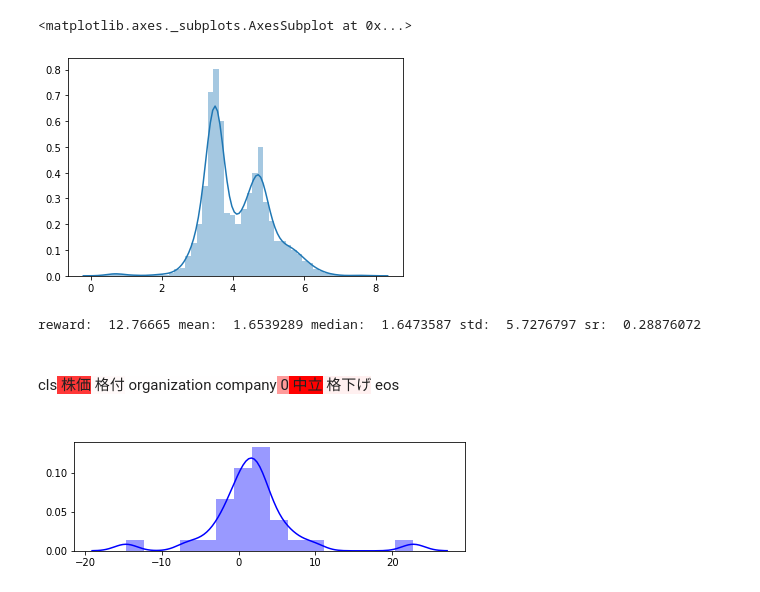
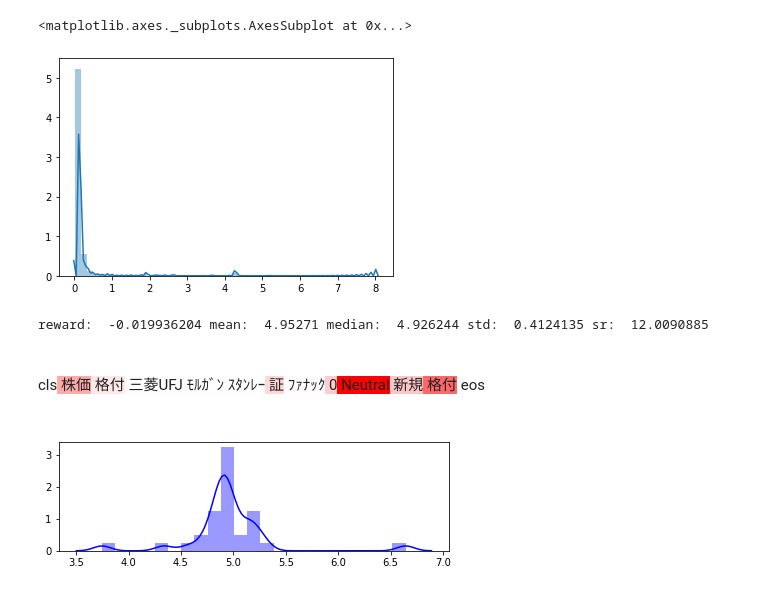
Before and after one commit to ShogoAkiyama/rltorch2, a Jupyter notebook: sentiment/iqn/visualizer.ipynb, the cells around one changed output. Drawn from its saved outputs; the diff is of its cells as text; code cells hidden in the pictures.

```diff
--- a/sentiment/iqn/visualizer.ipynb
+++ b/sentiment/iqn/visualizer.ipynb
@@ -89,9 +89,8 @@ test_ds = MyDataset(
 
 train_dl = torch.utils.data.DataLoader(
     train_ds,
-    batch_size = args.batch_size,
-    shuffle = True,
-    num_workers = 3
+    batch_size = 1,
+    shuffle = False
 )
 
 test_dl = torch.utils.data.DataLoader(
@@ -133,3 +132,24 @@ IQN(
   (fc2): Linear(in_features=64, out_features=64, bias=True)
   (fc_q): Linear(in_features=64, out_features=1, bias=True)
 )
+# %%
+eta0 = 0
+eta1 = 1
+std_list = []
+for i, batch in enumerate(train_dl):
+    with torch.no_grad():
+        state = batch['State'].to(device)
+        reward = batch['Reward']
+        curr_q, _, _ = trainer.model(state, eta0, eta1, True)
+    std = curr_q.view(-1).std().cpu().detach().item()
+    std_list.append(std)
+    if std > 6:
+        state = state.view(-1).cpu().numpy()
+#         print('i: ', str(i), '   ')
+        for word in state:
+            vocab = train_ds.vocab.itos[word]
+            if (vocab == '<pad>') or (vocab == '<unk>'):
+                continue
+            print(vocab+' ', end='')
+        print(' ' + str(np.round(reward.item(), 3)), end='')
+        print()
@@ -137,18 +167,21 @@ IQN(
 eta0 = 0
 eta1 = 1
 std_list = []
-for batch in test_dl:
+for i, batch in enumerate(test_dl):
     with torch.no_grad():
         state = batch['State'].to(device)
+        reward = batch['Reward']
         curr_q, _, _ = trainer.model(state, eta0, eta1, True)
     std = curr_q.view(-1).std().cpu().detach().item()
     std_list.append(std)
-    if std > 7:
+    if std > 6:
+        print('i: ', str(i), '   ')
         state = state.view(-1).cpu().numpy()
         for word in state:
             vocab = train_ds.vocab.itos[word]
             if (vocab == '<pad>') or (vocab == '<unk>'):
                 continue
             print(vocab+' ', end='')
+        print(' ' + str(np.round(reward.item(), 3)), end='')
         print()
 # %% [output]
@@ -161,7 +193,7 @@ for batch in test_dl:
 sns.distplot(std_list)
 # %% [output]
 <matplotlib.axes._subplots.AxesSubplot at 0x...>
-[figure, old version]
+[figure, new version]
 # %%
 states = []
 rewards = []
@@ -203,7 +235,7 @@ def mk_html(sentence, attens):
 def blur_func(I, mask):
     return I * mask
 # %%
-idx = 1347
+idx = 1378
 eta0 = 0
 eta1 = 1
 
@@ -240,33 +272,33 @@ with torch.no_grad():
 pad_mask = np.ones([args.max_length])
 for j in range(args.max_length):
     if (sentence[j] == 0) or (sentence[j] == 1) \
             or (sentence[j] == 2) or (sentence[j] == 3):
         pad_mask[j] = 0
 
 # スコアを記憶する配列
 scores = np.zeros(args.max_length)   # saliency scores S(t,i,j)
 
 for j in range(0, args.max_length):
     # d=5としてその部分を描画する
     scores[j] = (L-l[j]).pow(2).sum().mul_(.5).item()
 #     scores[j] = (L-l[j]).sum().item()
 
 scores = scores * pad_mask
 saliency = scores / (np.abs(scores).max() + 1e-20)
 
 
 fig, ax = plt.subplots(1, figsize=(7, 2));
 sns.distplot(curr_q.view(-1).cpu().numpy(), color='blue', ax=ax)
 
 print('reward: ', rewards[idx],
           'mean: ', np.mean(curr_q.view(-1).cpu().numpy()),
           'median: ', np.median(curr_q.view(-1).cpu().numpy()),
           'std: ', np.std(curr_q.view(-1).cpu().numpy()),
           'sr: ', np.mean(curr_q.view(-1).cpu().numpy()) / np.std(curr_q.view(-1).cpu().numpy()))
 
 html_output = mk_html(states[idx], saliency)
 HTML(html_output)
 # %% [output]
-reward:  12.76665 mean:  1.6539289 median:  1.6473587 std:  5.7276797 sr:  0.28876072
+reward:  -0.019936204 mean:  4.95271 median:  4.926244 std:  0.4124135 sr:  12.0090885
-cls 株価 格付 organization company 0 中立 格下げ eos
+cls 株価 格付 三菱UFJ ﾓﾙｶﾞﾝ ｽﾀﾝﾚｰ 証 ﾌｧﾅｯｸ 0 Neutral 新規 格付 eos
-[figure, old version]
+[figure, new version]
```
Also changed, not shown: parts of 3 cells of this notebook, 2 other files.
